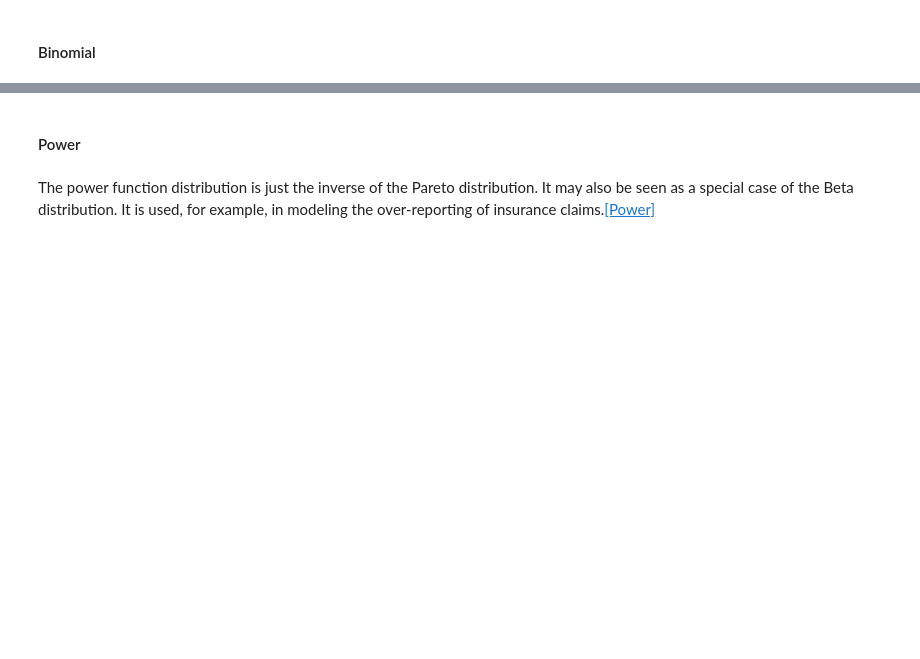
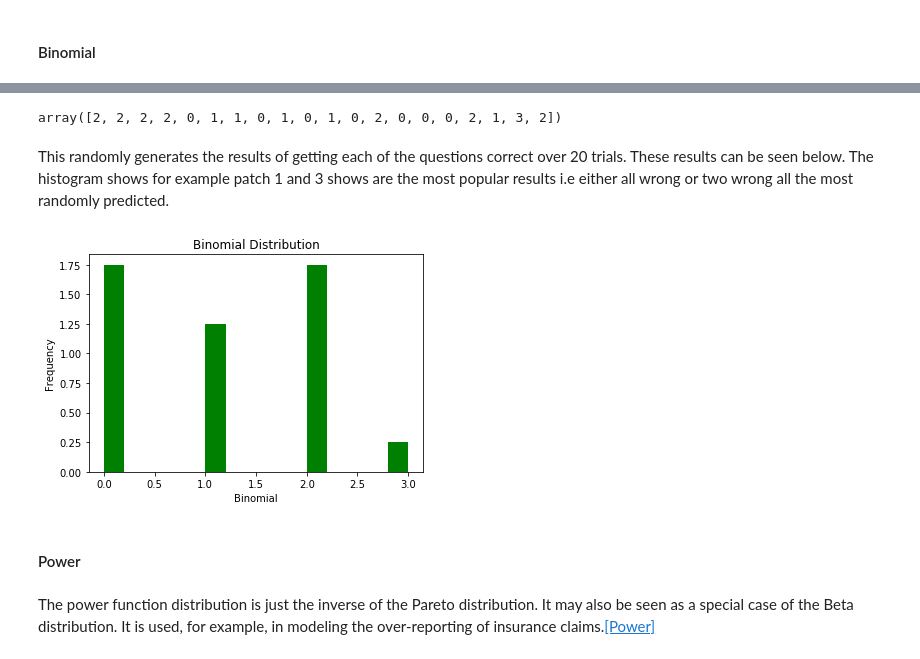
Before and after one commit to JohnADeady/Assignments-Programming-of-DA, a Jupyter notebook: Numpy.Random Package.ipynb, the cells around one changed output, grey strips where cells are left out. Drawn from its saved outputs; the diff is of its cells as text; code cells hidden in the pictures; blank space fills up the shorter version.

Commit message:
Binomial

```diff
--- a/Numpy.Random Package.ipynb
+++ b/Numpy.Random Package.ipynb
@@ -226,3 +265,22 @@ sum(np.random.binomial(9, 0.1, 20000) == 0)/20000.
+# %%
+n, p = 5, .25  # number of questions, probability of getting it correct
+r = np.random.binomial(n, p, 20) # Testing this 20 times
+r
+# %% [output]
+array([2, 2, 2, 2, 0, 1, 1, 0, 1, 0, 1, 0, 2, 0, 0, 0, 2, 1, 3, 2])
+# %% [markdown]
+This randomly generates the results of getting each of the questions correct over 20 trials. These results can be seen below. The histogram shows for example patch 1 and 3 shows are the most popular results i.e either all wrong or two wrong all the most randomly predicted.
+# %%
+# Import matplotlib to create a histogram
+import matplotlib.pyplot as plt
+n, bins, patches = plt.hist(r, 15, normed=1, color='green')
+
+plt.title('Binomial Distribution')                       # Title of Histogram
+plt.xlabel('Binomial')                                   # X-axis title
+plt.ylabel('Frequency')                                  # Y- axis title
+plt.show()
+# %% [output]
+[figure, added]
 # %% [markdown]
 #### Power
 # %% [markdown]
```
Also changed, not shown: parts of 16 cells of this notebook.
